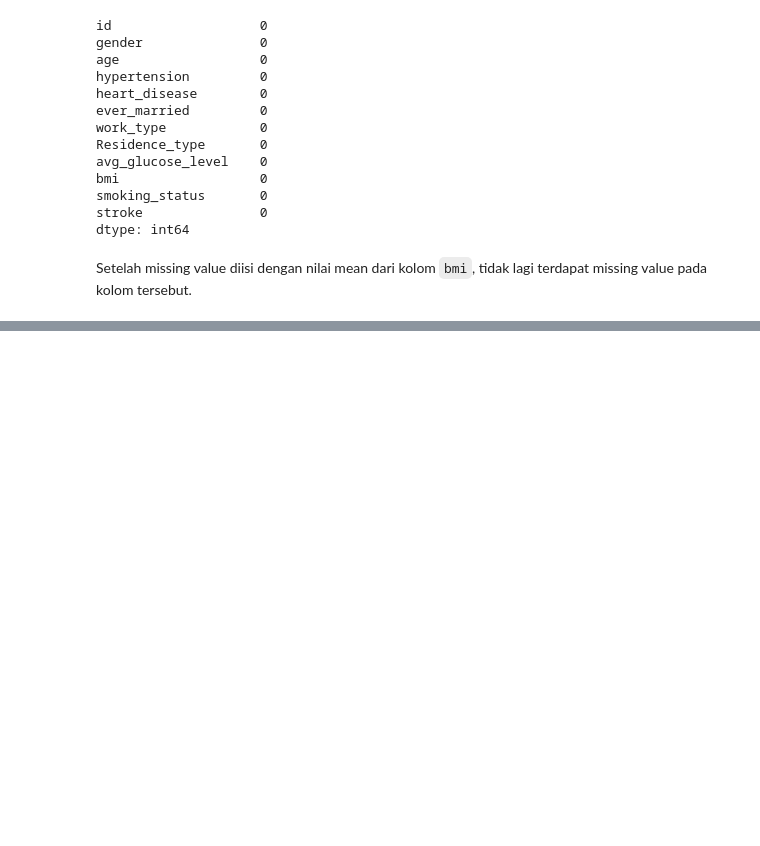
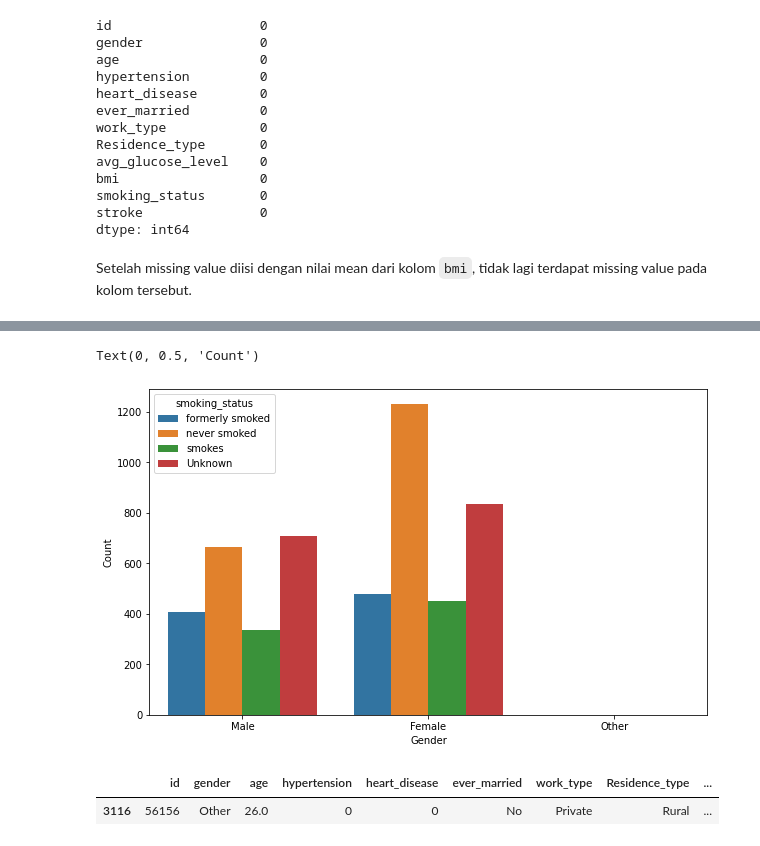
Before and after one commit to Penzragon/h8dsft_LogisticRegression, a Jupyter notebook: script.ipynb, the cells around one changed output, grey strips where cells are left out. Cells and saved outputs as stored; diff of their text form; code cells hidden in the pictures; blank space fills up the shorter version.

```diff
--- a/script.ipynb
+++ b/script.ipynb
@@ -158,0 +170,13 @@ Setelah missing value diisi dengan nilai mean dari kolom `bmi`, tidak lagi terda
+# %%
+plt.figure(figsize=(10, 6))
+sns.countplot(data=stroke, x='gender', hue='smoking_status')
+plt.xlabel('Gender')
+plt.ylabel('Count')
+# %% [output]
+Text(0, 0.5, 'Count')
+[figure, added]
+# %%
+stroke[stroke.gender == 'Other']
+# %% [output]
+|  | id | gender | age | hypertension | heart_disease | ever_married | work_type | Residence_type | ... |
+| 3116 | 56156 | Other | 26.0 | 0 | 0 | No | Private | Rural | ... |
```
Also changed, not shown: parts of 2 cells of this notebook.
